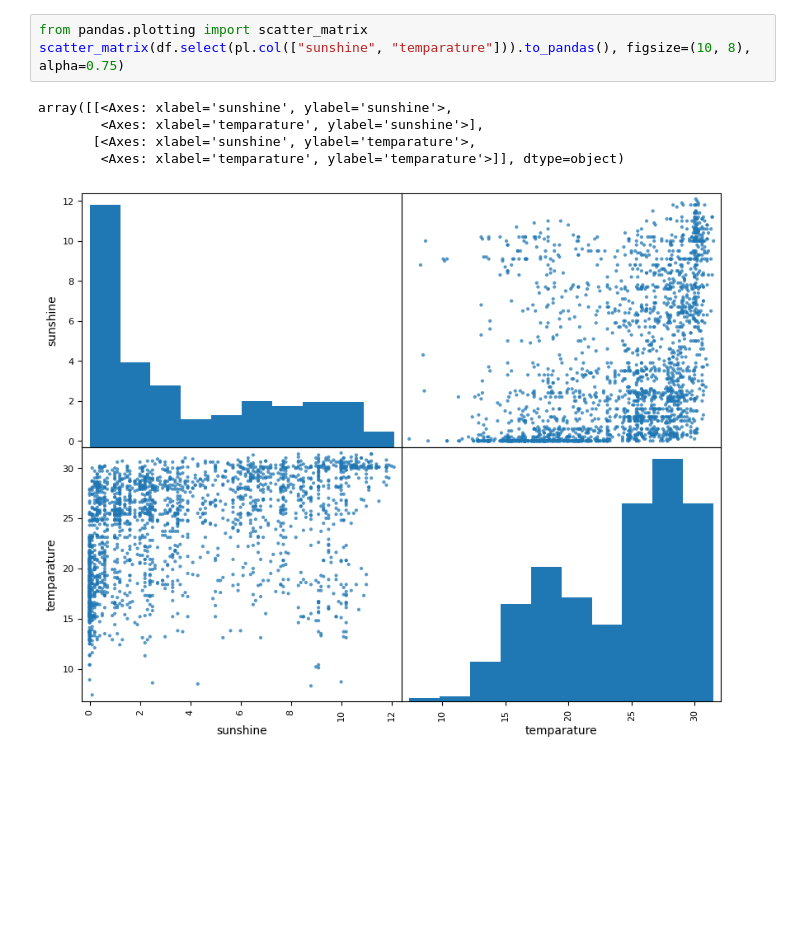
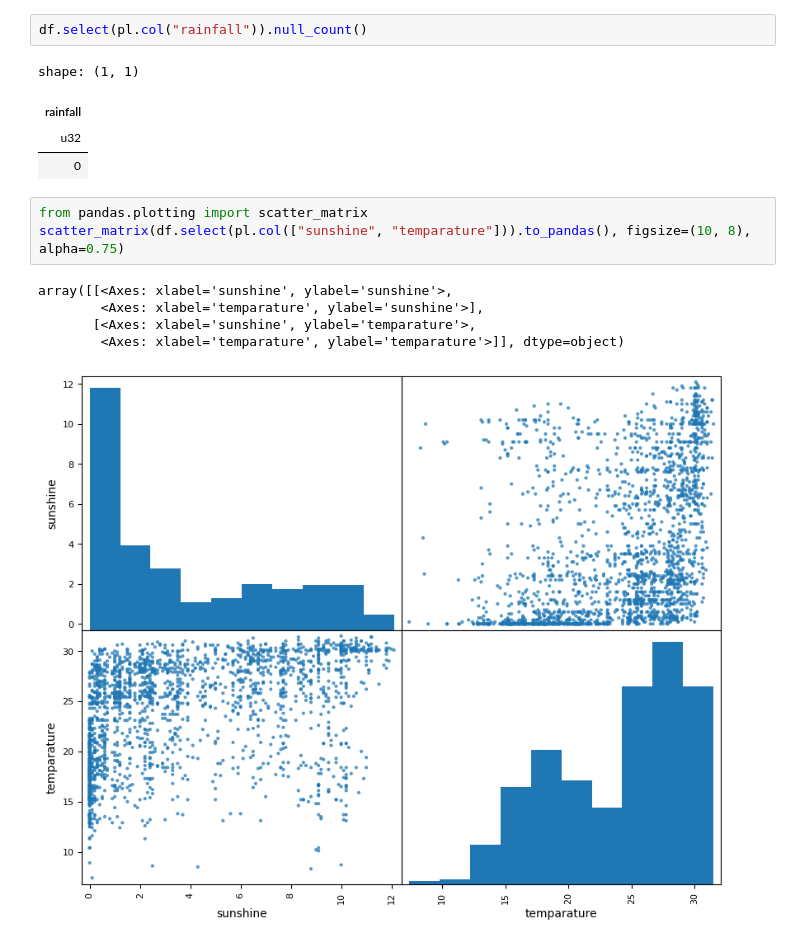
Before and after one commit to LeonDavidZipp/kaggle, a Jupyter notebook: src/rainfall/tests_and_training.ipynb, the cells around one changed output. Drawn from its saved outputs; the diff is of its cells as text; blank space fills up the shorter version.

```diff
--- a/src/rainfall/tests_and_training.ipynb
+++ b/src/rainfall/tests_and_training.ipynb
@@ -23,6 +39,13 @@ shape: (9, 14)
 | "50%" | 1095.0 | 179.0 | 1013.0 | 27.8 | 25.5 | 23.9 | 22.2 | 82.0 | 83.0 | 2.4 | ... |
 | "75%" | 1642.0 | 270.0 | 1017.8 | 31.2 | 28.4 | 26.4 | 25.0 | 88.0 | 88.0 | 6.8 | ... |
 | "max" | 2189.0 | 365.0 | 1034.6 | 36.0 | 31.5 | 29.8 | 26.7 | 98.0 | 100.0 | 12.1 | ... |
+# %%
+df.select(pl.col("rainfall")).null_count()
+# %% [output]
+shape: (1, 1)
+| rainfall |
+| u32 |
+| 0 |
 # %%
 from pandas.plotting import scatter_matrix
 scatter_matrix(df.select(pl.col(["sunshine", "temparature"])).to_pandas(), figsize=(10, 8), alpha=0.75)
```
Also changed, not shown: parts of 6 cells of this notebook, 16 other files.
